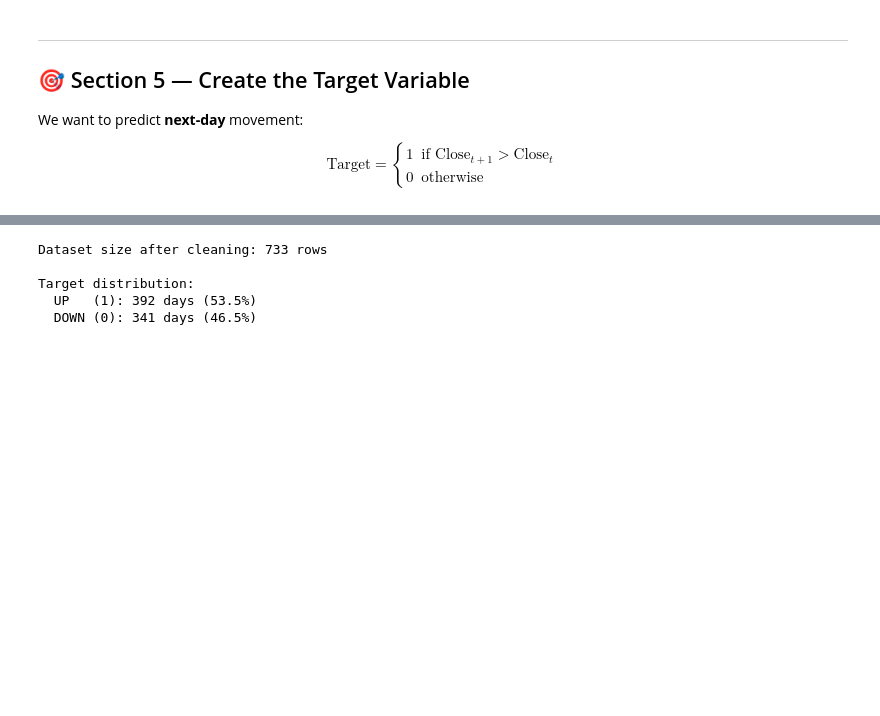
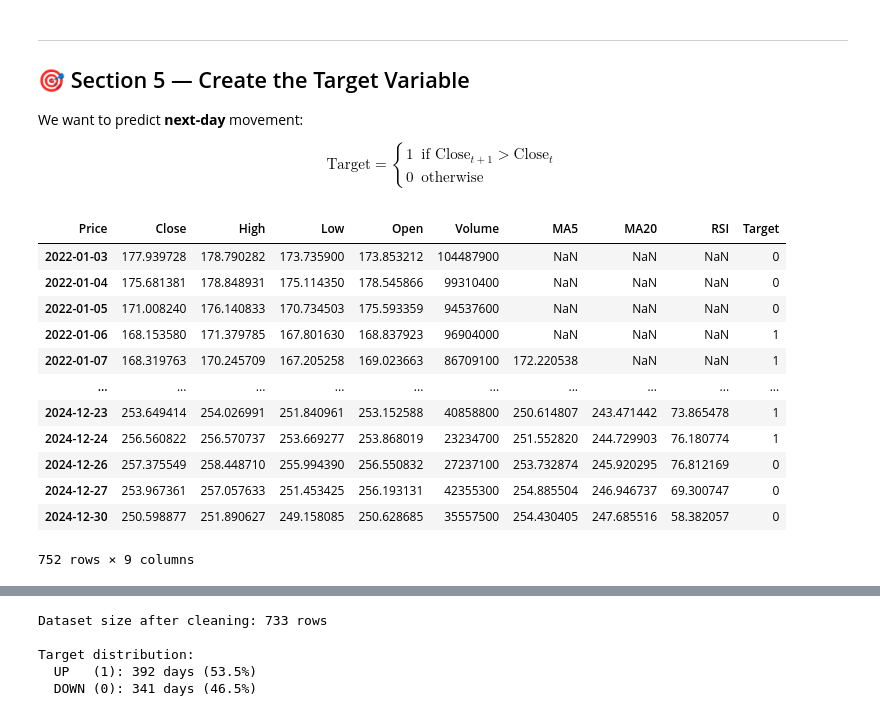
Before and after one commit to ash322ash422/tut_ml, a Jupyter notebook: 2_classify_logistic_regression/logistic_regression_stocks.ipynb, the cells around one changed output, grey strips where cells are left out. Drawn from its saved outputs; the diff is of its cells as text; code cells hidden in the pictures; blank space fills up the shorter version.

```diff
--- a/2_classify_logistic_regression/logistic_regression_stocks.ipynb
+++ b/2_classify_logistic_regression/logistic_regression_stocks.ipynb
@@ -317,3 +319,22 @@ df.head(10)
 We want to predict **next-day** movement:
 
 $$\text{Target} = \begin{cases} 1 & \text{if } \text{Close}_{t+1} > \text{Close}_t \\ 0 & \text{otherwise} \end{cases}$$
+# %%
+# 1) Target: will NEXT day's price be higher? (shift -1 to look forward)
+df['Target'] = (df['Close'].shift(-1) > df['Close']).astype(int)
+
+df
+# %% [output]
+| Price | Close | High | Low | Open | Volume | MA5 | MA20 | RSI | Target |
+| 2022-01-03 | 177.939728 | 178.790282 | 173.735900 | 173.853212 | 104487900 | NaN | NaN | NaN | 0 |
+| 2022-01-04 | 175.681381 | 178.848931 | 175.114350 | 178.545866 | 99310400 | NaN | NaN | NaN | 0 |
+| 2022-01-05 | 171.008240 | 176.140833 | 170.734503 | 175.593359 | 94537600 | NaN | NaN | NaN | 0 |
+| 2022-01-06 | 168.153580 | 171.379785 | 167.801630 | 168.837923 | 96904000 | NaN | NaN | NaN | 1 |
+| 2022-01-07 | 168.319763 | 170.245709 | 167.205258 | 169.023663 | 86709100 | 172.220538 | NaN | NaN | 1 |
+| ... | ... | ... | ... | ... | ... | ... | ... | ... | ... |
+| 2024-12-23 | 253.649414 | 254.026991 | 251.840961 | 253.152588 | 40858800 | 250.614807 | 243.471442 | 73.865478 | 1 |
+| 2024-12-24 | 256.560822 | 256.570737 | 253.669277 | 253.868019 | 23234700 | 251.552820 | 244.729903 | 76.180774 | 1 |
+| 2024-12-26 | 257.375549 | 258.448710 | 255.994390 | 256.550832 | 27237100 | 253.732874 | 245.920295 | 76.812169 | 0 |
+| 2024-12-27 | 253.967361 | 257.057633 | 251.453425 | 256.193131 | 42355300 | 254.885504 | 246.946737 | 69.300747 | 0 |
+| 2024-12-30 | 250.598877 | 251.890627 | 249.158085 | 250.628685 | 35557500 | 254.430405 | 247.685516 | 58.382057 | 0 |
+752 rows × 9 columns
```
Also changed, not shown: parts of 37 cells of this notebook, 56 other files.
